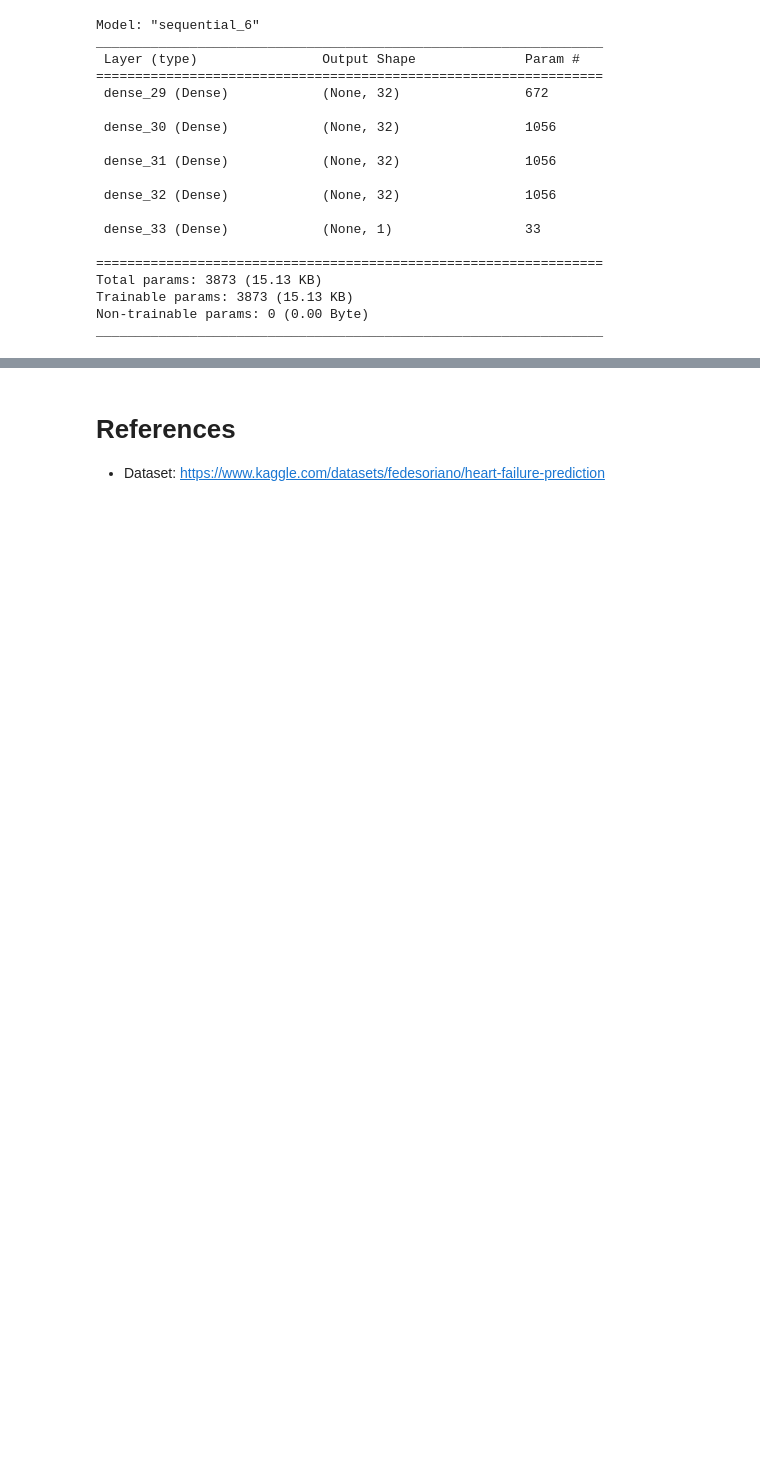
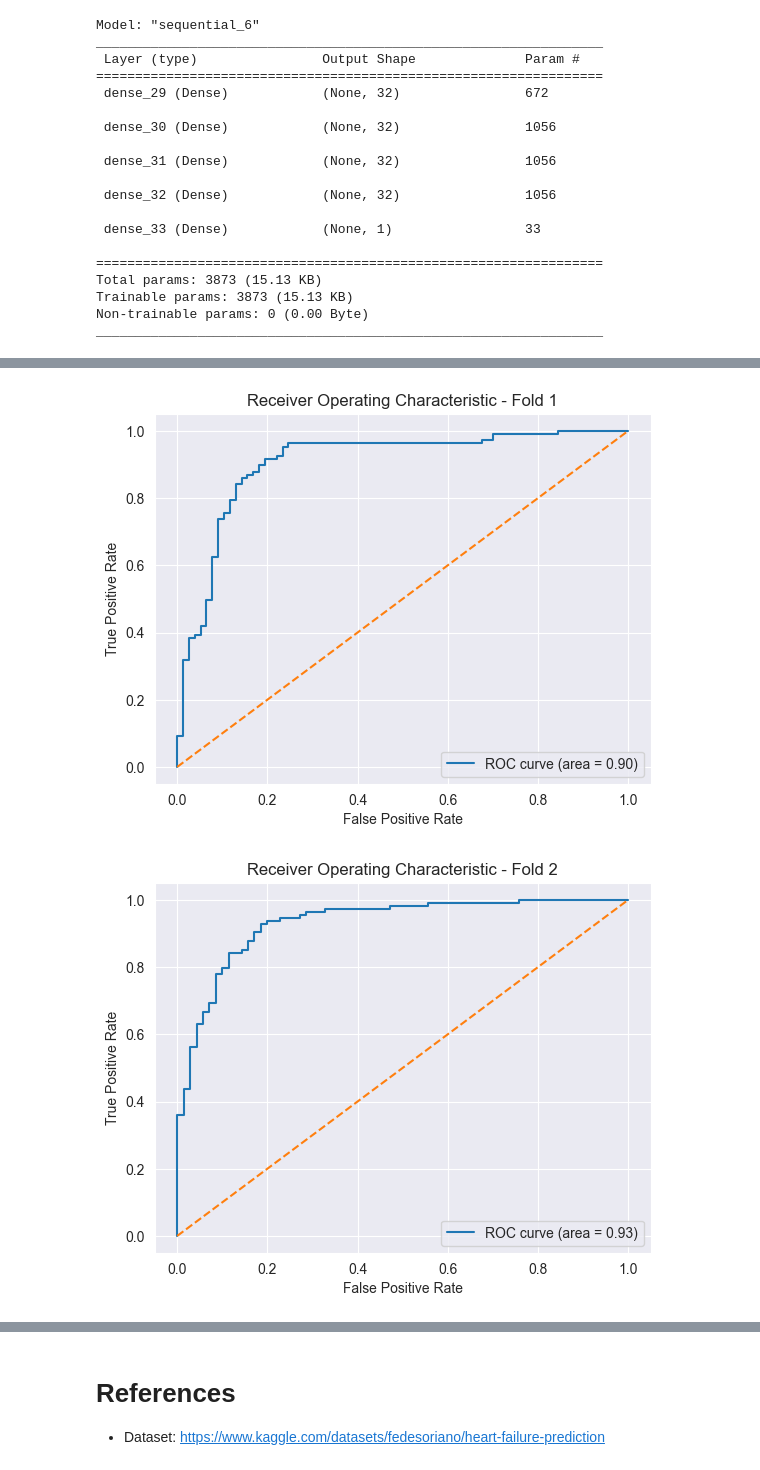
Before and after one commit to quantum-insights/DSM150_NN, a Jupyter notebook: cw1/cw1.ipynb, the cells around one changed output, grey strips where cells are left out. Drawn from its saved outputs; the diff is of its cells as text; code cells hidden in the pictures; blank space fills up the shorter version.

```diff
--- a/cw1/cw1.ipynb
+++ b/cw1/cw1.ipynb
@@ -474,9 +471,11 @@ from sklearn.model_selection import KFold
 from sklearn.metrics import roc_auc_score, roc_curve
 import matplotlib.pyplot as plt
 
-K= 10
+k= 5
 
 auc_scores= []
+arr_roc= []
+
 
 # initialize k-fold
 kf= KFold(n_splits= k, shuffle= True, random_state= 42)
@@ -485,14 +484,14 @@ for train_index, val_index in kf.split(data):
     data_train, data_validation = data[train_index], data[val_index]
     labels_train, labels_validation= labels[train_index], labels[val_index]
 
-    # Train the model
+    # build the model
     model= build_model(data_train.shape[1])
 
-    # train mmodel
+    # train model
     model.fit(
         data_train,
         labels_train,
-        epochs=50,
+        epochs=20,
         batch_size= 1,
         verbose= 1
     )
@@ -504,15 +503,7 @@ for train_index, val_index in kf.split(data):
 
     fpr, tpr, thresholds= roc_curve(labels_validation, probs)
 
-    # Plotting ROC curve for current fold
-    plt.figure()
-    plt.plot(fpr, tpr, label='ROC curve (area = %0.2f)' % auc)
-    plt.plot([0, 1], [0, 1], linestyle='--')
-    plt.xlabel('False Positive Rate')
-    plt.ylabel('True Positive Rate')
-    plt.title(f'Receiver Operating Characteristic - Fold {len(auc_scores)}')
-    plt.legend(loc="lower right")
-    plt.show()
+    arr_roc.append((fpr, tpr, thresholds))
 
     # Print the validation score
     val_score = model.evaluate(data_validation, labels_validation)
@@ -576,0 +599,17 @@ Validation Score [0.9690142869949341, 0.8169934749603271]
+# %%
+def plot_roc(n_fold, arr_fold, auc_scores):
+    # Plotting ROC curve for current fold
+    plt.figure()
+    plt.plot(arr_fold[0], arr_fold[1], label='ROC curve (area = %0.2f)' % auc_scores[n_fold])
+    plt.plot([0, 1], [0, 1], linestyle='--')
+    plt.xlabel('False Positive Rate')
+    plt.ylabel('True Positive Rate')
+    plt.title(f'Receiver Operating Characteristic - Fold {n_fold + 1}')
+    plt.legend(loc="lower right")
+    plt.show()
+# %%
+for n_fold in range(len(arr_roc)):
+    plot_roc(n_fold, arr_roc[n_fold], auc_scores)
+# %% [output]
+[figure, added]
+[figure, added]
```
Also changed, not shown: parts of 13 cells of this notebook.
